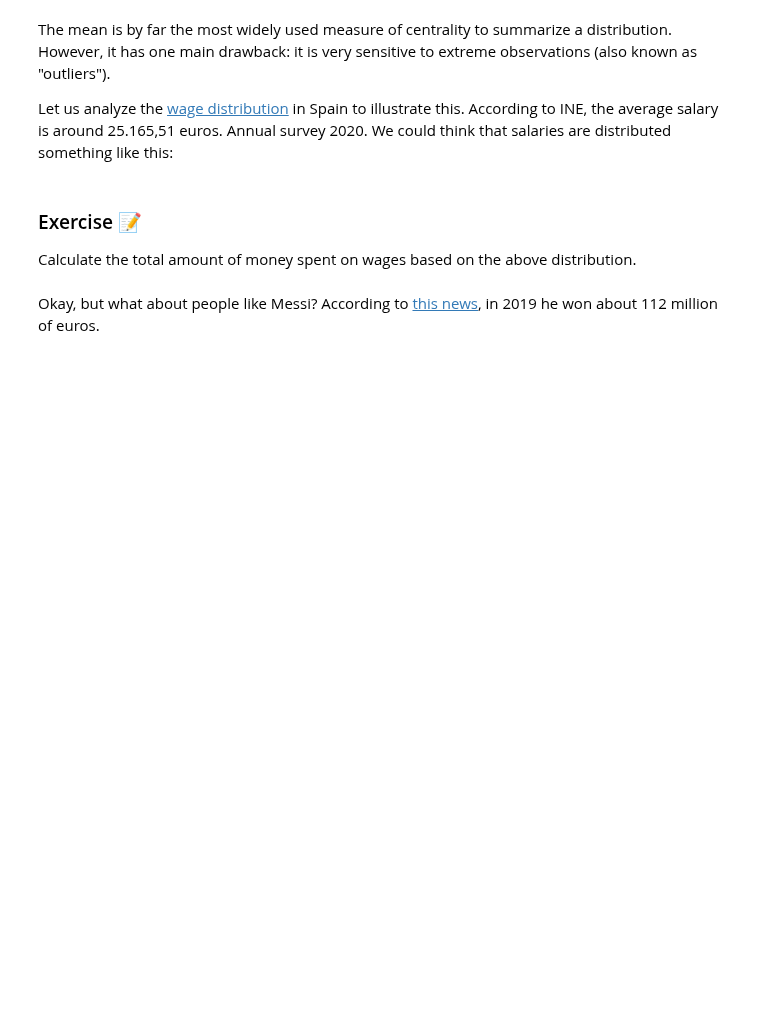
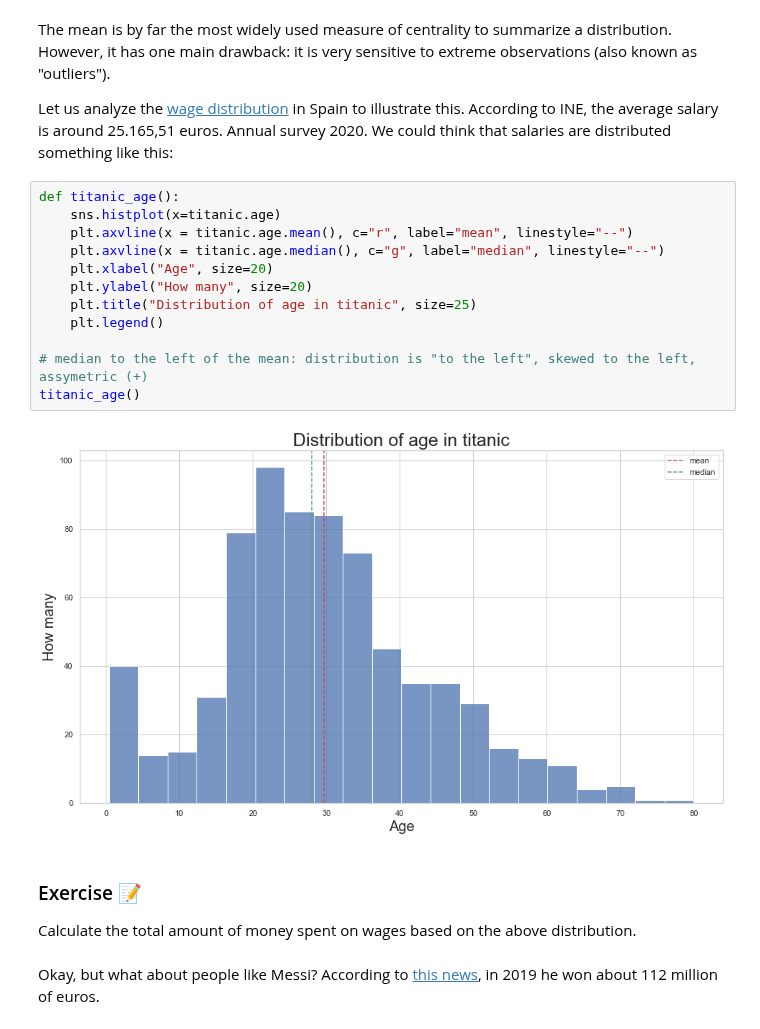
Before and after one commit to Ironhack-data-bcn-oct-2023/lectures, a Jupyter notebook: week-5/02 - Intro to statistics.ipynb, the cells around one changed output. Drawn from its saved outputs; the diff is of its cells as text; blank space fills up the shorter version.

```diff
--- a/week-5/02 - Intro to statistics.ipynb
+++ b/week-5/02 - Intro to statistics.ipynb
@@ -45,6 +117,20 @@ $$\bar{x} = \frac{\sum x_i}{N} = \frac{x_1 + x_2 + \dots + x_n}{N}$$
 The mean is by far the most widely used measure of centrality to summarize a distribution. However, it has one main drawback: it is very sensitive to extreme observations (also known as "outliers").
 
 Let us analyze the [wage distribution](https://www.ine.es/dyngs/INEbase/es/operacion.htm?c=Estadistica_C&cid=1254736177025&menu=ultiDatos&idp=1254735976596) in Spain to illustrate this. According to INE, the average salary is around 25.165,51 euros. Annual survey 2020. We could think that salaries are distributed something like this:
+# %%
+def titanic_age():
+    sns.histplot(x=titanic.age)
+    plt.axvline(x = titanic.age.mean(), c="r", label="mean", linestyle="--")
+    plt.axvline(x = titanic.age.median(), c="g", label="median", linestyle="--")
+    plt.xlabel("Age", size=20)
+    plt.ylabel("How many", size=20)
+    plt.title("Distribution of age in titanic", size=25)
+    plt.legend()
+
+# median to the left of the mean: distribution is "to the left", skewed to the left, assymetric (+)
+titanic_age()
+# %% [output]
+[figure, added]
 # %% [markdown]
 ### Exercise 📝
 
```
Also changed, not shown: parts of 74 cells of this notebook.
